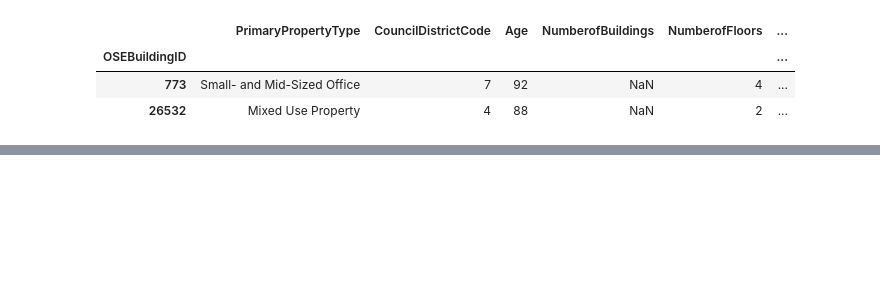
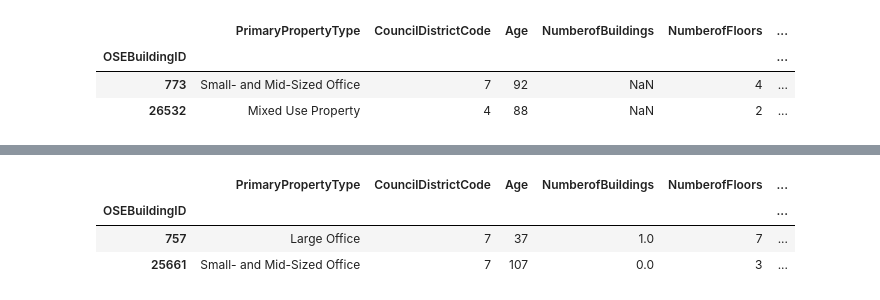
Before and after one commit to ThomasMeb/Anticiper_besoins_des_batiments, a Jupyter notebook: Explo.ipynb, the cells around one changed output, grey strips where cells are left out. Saved outputs shown, nothing was run; the diff lists cells and outputs as text; code cells hidden in the pictures; blank space fills up the shorter version.

```diff
--- a/Explo.ipynb
+++ b/Explo.ipynb
@@ -299,0 +309,7 @@ for col in ['NumberofBuildings','NumberofFloors','PropertyGFATotal','PropertyGFA
+# %%
+ df.loc[df['Electricity (%)']+df['SteamUse (%)']+df['NaturalGas(%)']>105]
+# %% [output]
+|  | PrimaryPropertyType | CouncilDistrictCode | Age | NumberofBuildings | NumberofFloors | ... |
+| OSEBuildingID |  |  |  |  |  | ... |
+| 757 | Large Office | 7 | 37 | 1.0 | 7 | ... |
+| 25661 | Small- and Mid-Sized Office | 7 | 107 | 0.0 | 3 | ... |
```
Also changed, not shown: parts of 5 cells of this notebook.
